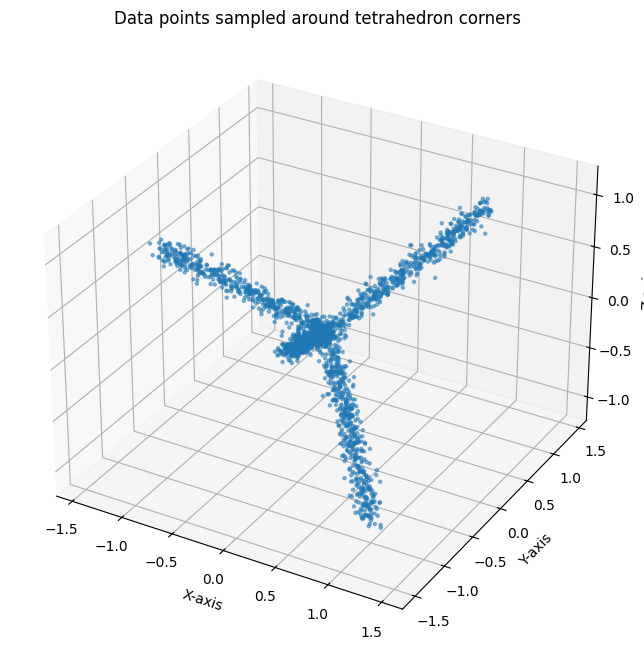
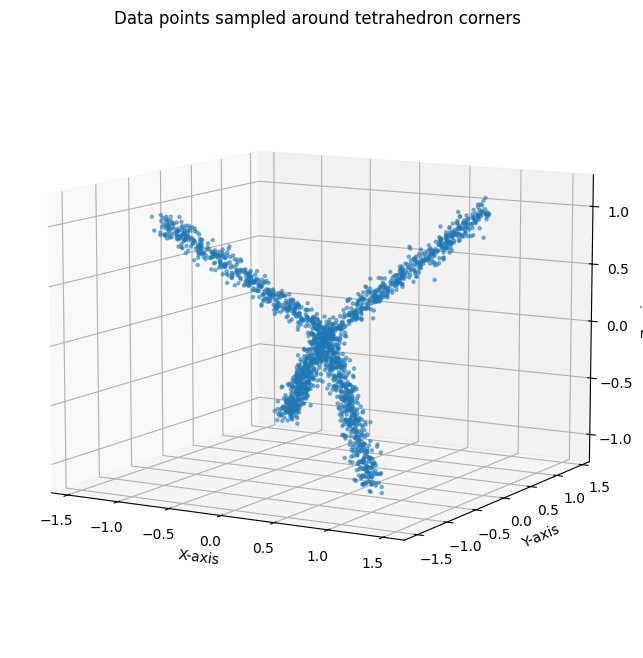
Unified diff of the notebook cell whose output changed from the first chart to the second:
--- before
+++ after
@@ -27,4 +27,5 @@
 ax.set_zlabel("Z-axis")
 plt.axis('equal')
+ax.view_init(elev=10)
 plt.savefig(os.path.join(results_folder,"data.png"))
 plt.show()

Commit: got classes ready for mnist training to run